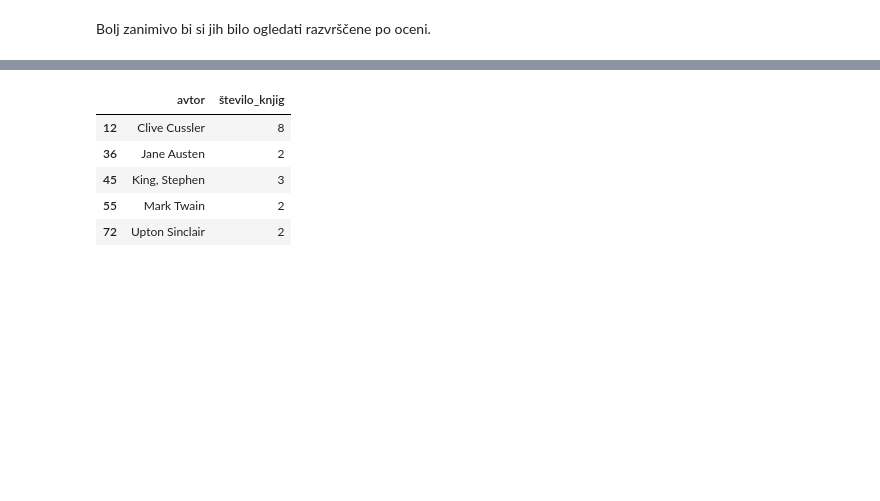
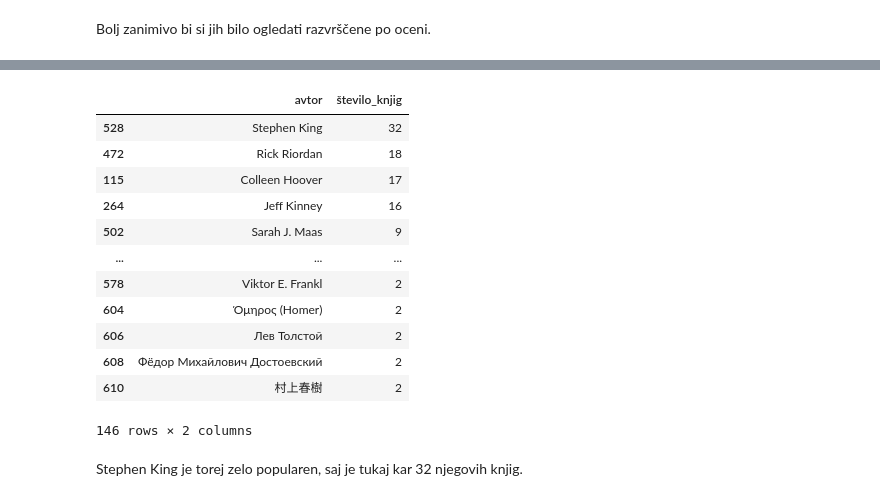
Before and after one commit to anjacegnar/projektna_uvp, a Jupyter notebook: analiza_podatkov.ipynb, the cells around one changed output, grey strips where cells are left out. Saved outputs shown, nothing was run; the diff lists cells and outputs as text; code cells hidden in the pictures; blank space fills up the shorter version.

```diff
--- a/analiza_podatkov.ipynb
+++ b/analiza_podatkov.ipynb
@@ -128,11 +152,20 @@ Za konec si še oglejmo kaj o avtorjih, npr. ali je kateri avtor napisal več kn
 # %%
 stevilo_knjig_avtorja = knjige.groupby("avtor").size().reset_index(name="število_knjig")
 avtor_z_vec_knjigami = stevilo_knjig_avtorja[stevilo_knjig_avtorja["število_knjig"] > 1]
-avtor_z_vec_knjigami
+avtor_z_vec_knjigami.sort_values("število_knjig", ascending=False)
 # %% [output]
 |  | avtor | število_knjig |
-| 12 | Clive Cussler | 8 |
-| 36 | Jane Austen | 2 |
-| 45 | King, Stephen | 3 |
-| 55 | Mark Twain | 2 |
-| 72 | Upton Sinclair | 2 |
+| 528 | Stephen King | 32 |
+| 472 | Rick Riordan | 18 |
+| 115 | Colleen Hoover | 17 |
+| 264 | Jeff Kinney | 16 |
+| 502 | Sarah J. Maas | 9 |
+| ... | ... | ... |
+| 578 | Viktor E. Frankl | 2 |
+| 604 | Όμηρος (Homer) | 2 |
+| 606 | Лев Толстой | 2 |
+| 608 | Фёдор Михайлович Достоевский | 2 |
+| 610 | 村上春樹 | 2 |
+146 rows × 2 columns
+# %% [markdown]
+Stephen King je torej zelo popularen, saj je tukaj kar 32 njegovih knjig.
```
Also changed, not shown: parts of 23 cells of this notebook.
